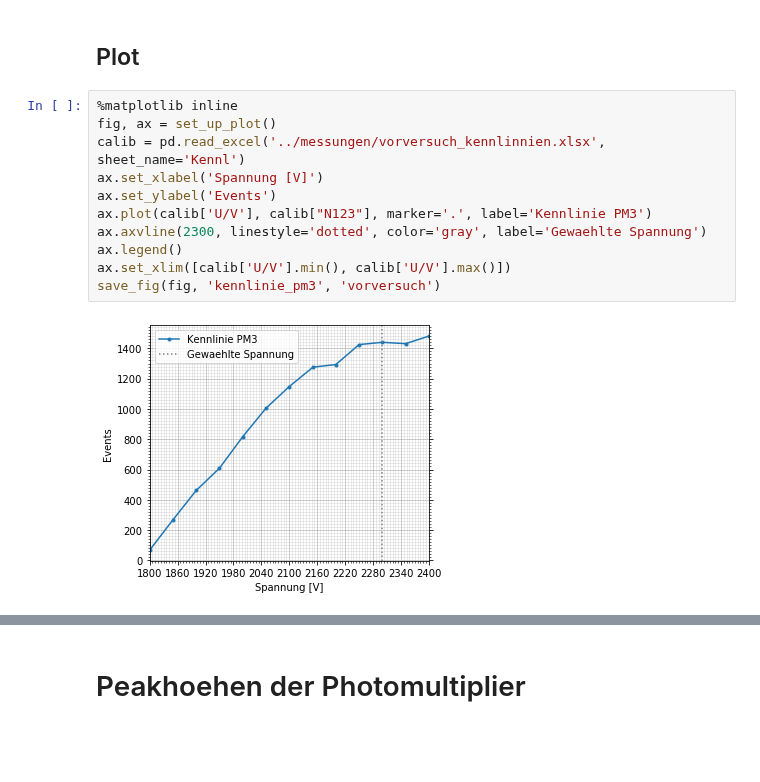
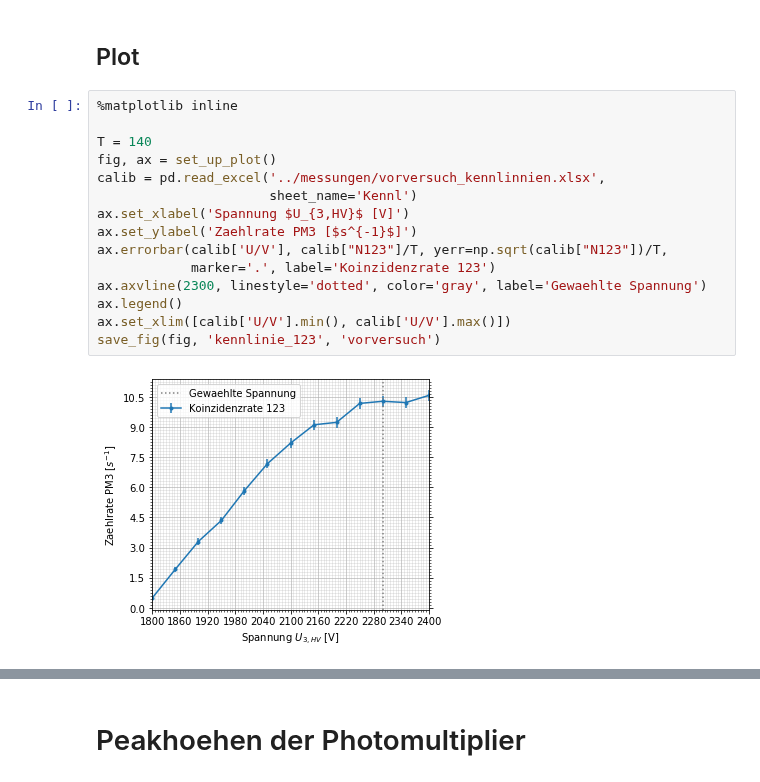
Before and after one commit to vale981/fpraktikum, a Jupyter notebook: LM/auswertung/Untitled.ipynb, the cells around one changed output, grey strips where cells are left out. Drawn from its saved outputs; the diff is of its cells as text; blank space fills up the shorter version.

Commit message:
Vorversuch Kennlinie PM3

```diff
--- a/LM/auswertung/Untitled.ipynb
+++ b/LM/auswertung/Untitled.ipynb
@@ -24,14 +24,18 @@ dc/c
 ## Plot
 # %%
 %matplotlib inline
+
+T = 140
 fig, ax = set_up_plot()
-calib = pd.read_excel('../messungen/vorversuch_kennlinnien.xlsx', sheet_name='Kennl')
-ax.set_xlabel('Spannung [V]')
-ax.set_ylabel('Events')
-ax.plot(calib['U/V'], calib["N123"], marker='.', label='Kennlinie PM3')
+calib = pd.read_excel('../messungen/vorversuch_kennlinnien.xlsx',
+                      sheet_name='Kennl')
+ax.set_xlabel('Spannung $U_{3,HV}$ [V]')
+ax.set_ylabel('Zaehlrate PM3 [$s^{-1}$]')
+ax.errorbar(calib['U/V'], calib["N123"]/T, yerr=np.sqrt(calib["N123"])/T,
+            marker='.', label='Koinzidenzrate 123')
 ax.axvline(2300, linestyle='dotted', color='gray', label='Gewaehlte Spannung')
 ax.legend()
 ax.set_xlim([calib['U/V'].min(), calib['U/V'].max()])
-save_fig(fig, 'kennlinie_pm3', 'vorversuch')
+save_fig(fig, 'kennlinie_123', 'vorversuch')
 # %% [output]
-[figure, old version]
+[figure, new version]
```
Also changed, not shown: parts of 1 cell of this notebook, 4 other files.
